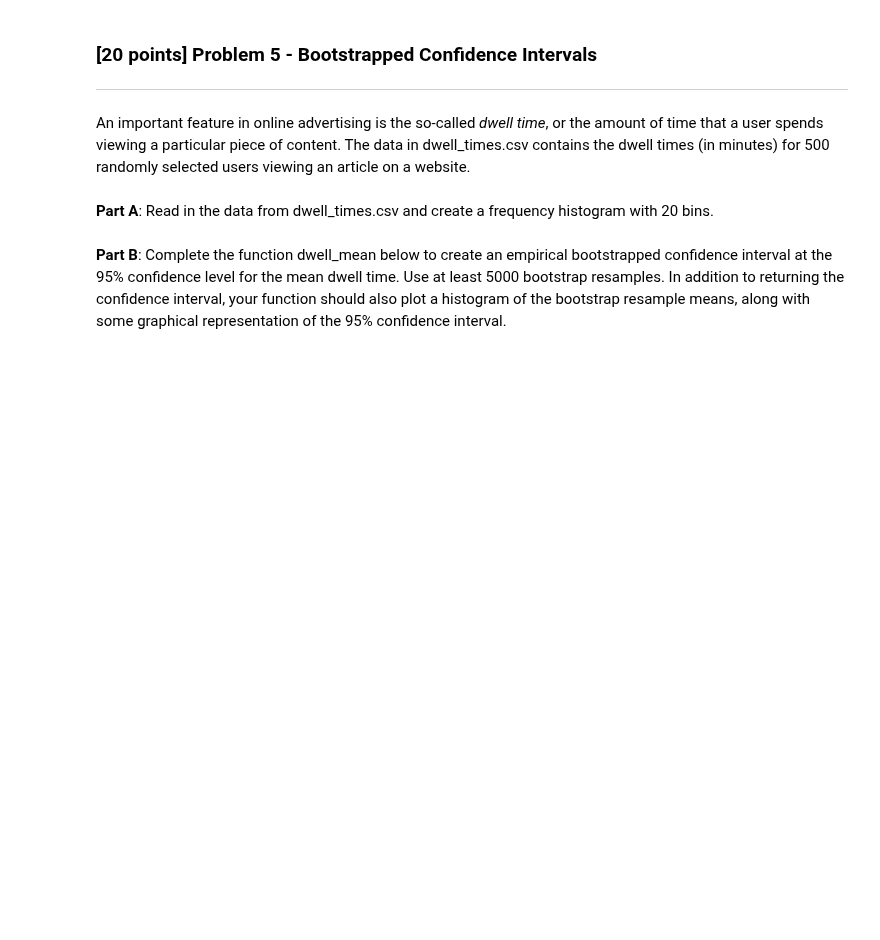
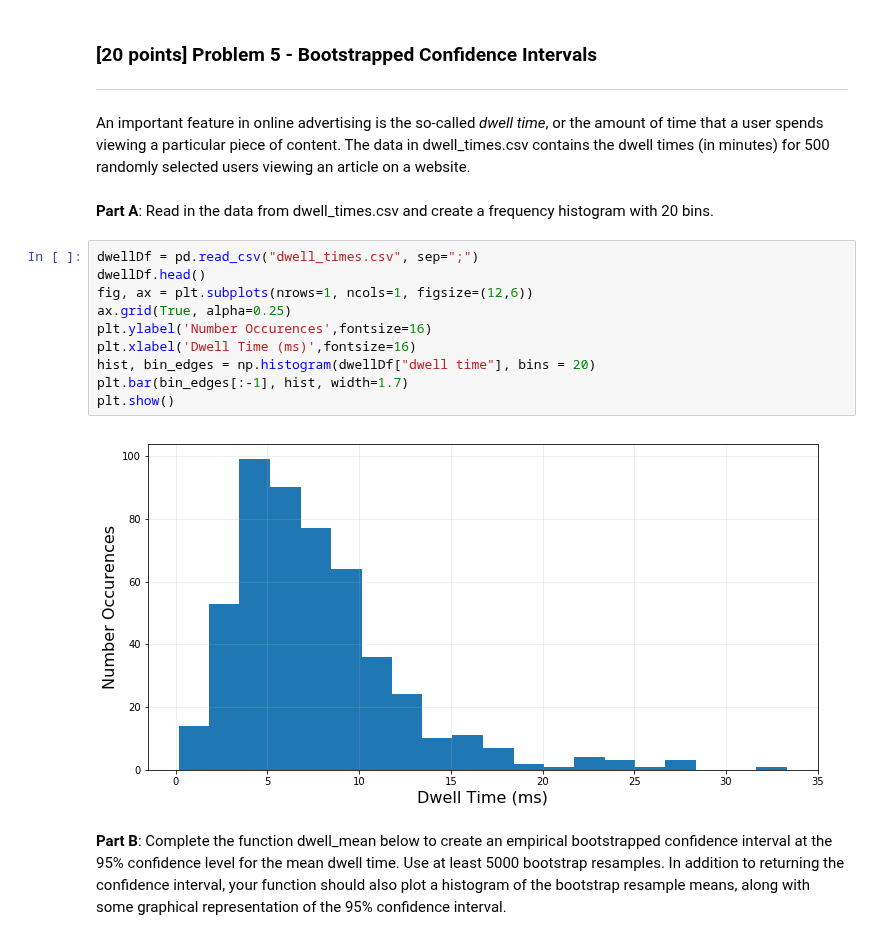
Before and after one commit to scuthbert/DataScience, a Jupyter notebook: hmwk/hmwk05/hmwk05.ipynb, the cells around one changed output. Saved outputs shown, nothing was run; the diff lists cells and outputs as text; blank space fills up the shorter version.

```diff
--- a/hmwk/hmwk05/hmwk05.ipynb
+++ b/hmwk/hmwk05/hmwk05.ipynb
@@ -250,6 +250,18 @@ Percent of CI without mean in them: 8.799999999999999%
 An important feature in online advertising is the so-called _dwell time_, or the amount of time that a user spends viewing a particular piece of content. The data in dwell_times.csv contains the dwell times (in minutes) for 500 randomly selected users viewing an article on a website.
 # %% [markdown]
 **Part A**: Read in the data from dwell_times.csv and create a frequency histogram with 20 bins.
+# %%
+dwellDf = pd.read_csv("dwell_times.csv", sep=";")
+dwellDf.head()
+fig, ax = plt.subplots(nrows=1, ncols=1, figsize=(12,6))
+ax.grid(True, alpha=0.25)
+plt.ylabel('Number Occurences',fontsize=16)
+plt.xlabel('Dwell Time (ms)',fontsize=16)
+hist, bin_edges = np.histogram(dwellDf["dwell time"], bins = 20)
+plt.bar(bin_edges[:-1], hist, width=1.7)
+plt.show()
+# %% [output]
+[figure, added]
 # %% [markdown]
 **Part B**: Complete the function dwell_mean below to create an empirical bootstrapped confidence interval at the 95% confidence level for the mean dwell time.  Use at least 5000 bootstrap resamples. In addition to returning the confidence interval, your function should also plot a histogram of the bootstrap resample means, along with some graphical representation of the 95% confidence interval.
 # %%
```
Also changed, not shown: parts of 2 cells of this notebook, 1 other file.
